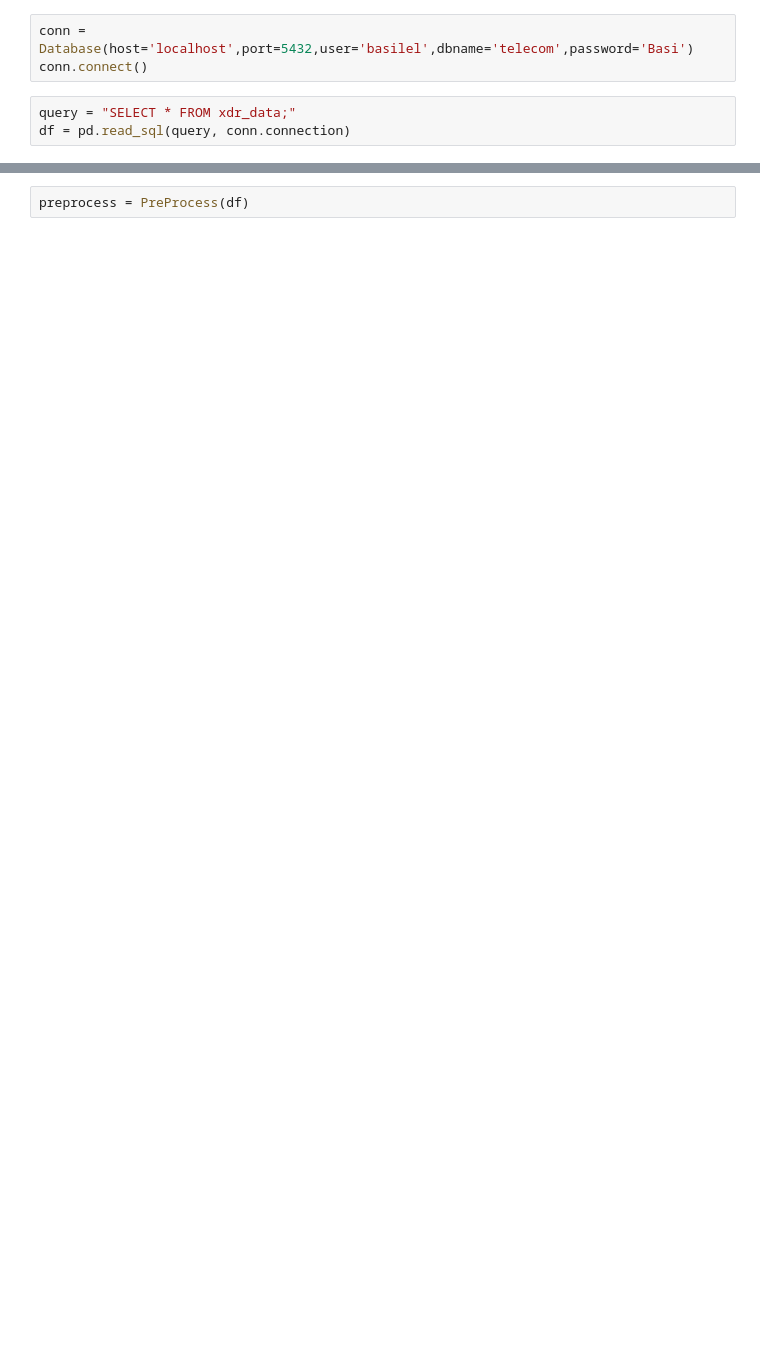
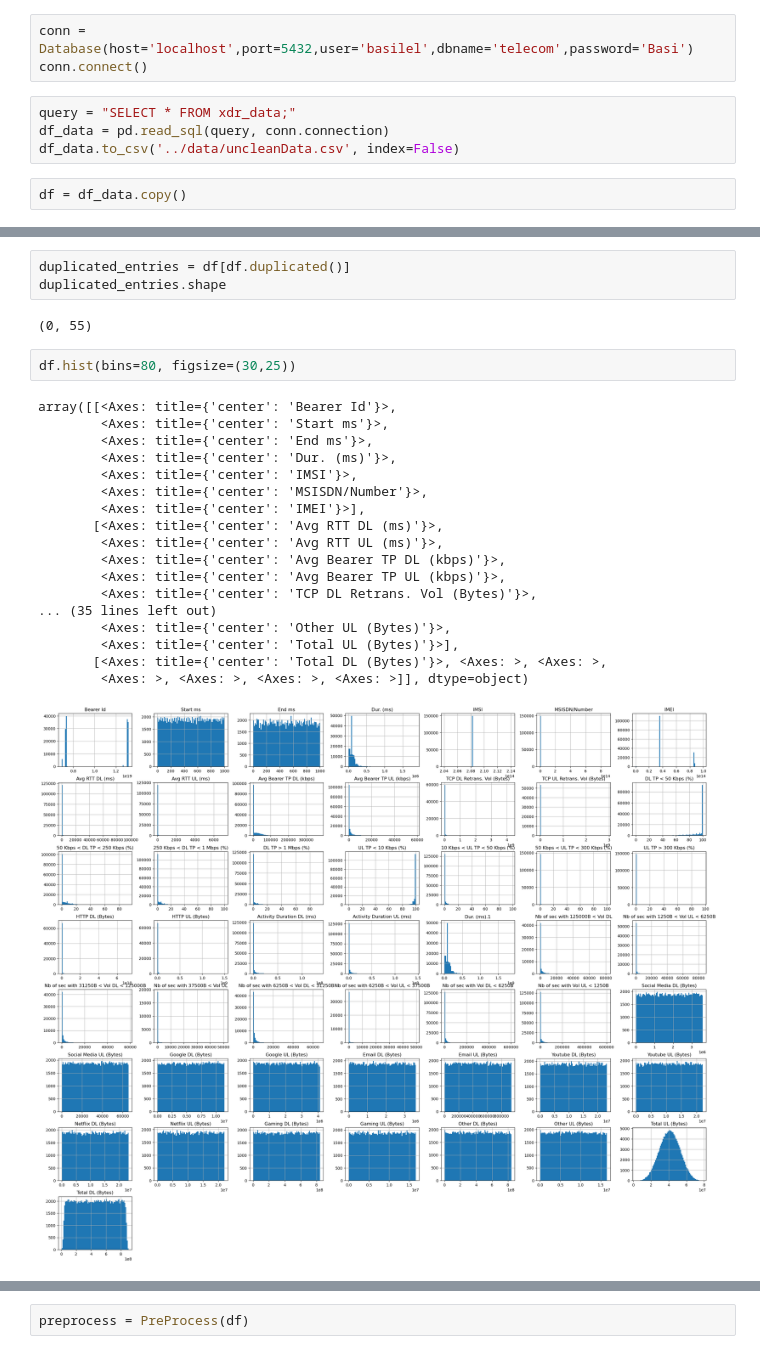
Before and after one commit to Basi10/Telecom-Data-Analysis, a Jupyter notebook: notebooks/preprocess.ipynb, the cells around one changed output, grey strips where cells are left out. Saved outputs shown, nothing was run; the diff lists cells and outputs as text; blank space fills up the shorter version.

```diff
--- a/notebooks/preprocess.ipynb
+++ b/notebooks/preprocess.ipynb
@@ -22,4 +25,7 @@ conn = Database(host='localhost',port=5432,user='basilel',dbname='telecom',passw
 conn.connect()
 # %%
 query = "SELECT * FROM xdr_data;"
-df = pd.read_sql(query, conn.connection)
+df_data = pd.read_sql(query, conn.connection)
+df_data.to_csv('../data/uncleanData.csv', index=False)
+# %%
+df = df_data.copy()
@@ -25,0 +123,26 @@ df = pd.read_sql(query, conn.connection)
+# %%
+duplicated_entries = df[df.duplicated()]
+duplicated_entries.shape
+# %% [output]
+(0, 55)
+# %%
+df.hist(bins=80, figsize=(30,25))
+# %% [output]
+array([[<Axes: title={'center': 'Bearer Id'}>,
+        <Axes: title={'center': 'Start ms'}>,
+        <Axes: title={'center': 'End ms'}>,
+        <Axes: title={'center': 'Dur. (ms)'}>,
+        <Axes: title={'center': 'IMSI'}>,
+        <Axes: title={'center': 'MSISDN/Number'}>,
+        <Axes: title={'center': 'IMEI'}>],
+       [<Axes: title={'center': 'Avg RTT DL (ms)'}>,
+        <Axes: title={'center': 'Avg RTT UL (ms)'}>,
+        <Axes: title={'center': 'Avg Bearer TP DL (kbps)'}>,
+        <Axes: title={'center': 'Avg Bearer TP UL (kbps)'}>,
+        <Axes: title={'center': 'TCP DL Retrans. Vol (Bytes)'}>,
+... (35 lines left out)
+        <Axes: title={'center': 'Other UL (Bytes)'}>,
+        <Axes: title={'center': 'Total UL (Bytes)'}>],
+       [<Axes: title={'center': 'Total DL (Bytes)'}>, <Axes: >, <Axes: >,
+        <Axes: >, <Axes: >, <Axes: >, <Axes: >]], dtype=object)
+[figure, added]
```
Also changed, not shown: parts of 60 cells of this notebook.
